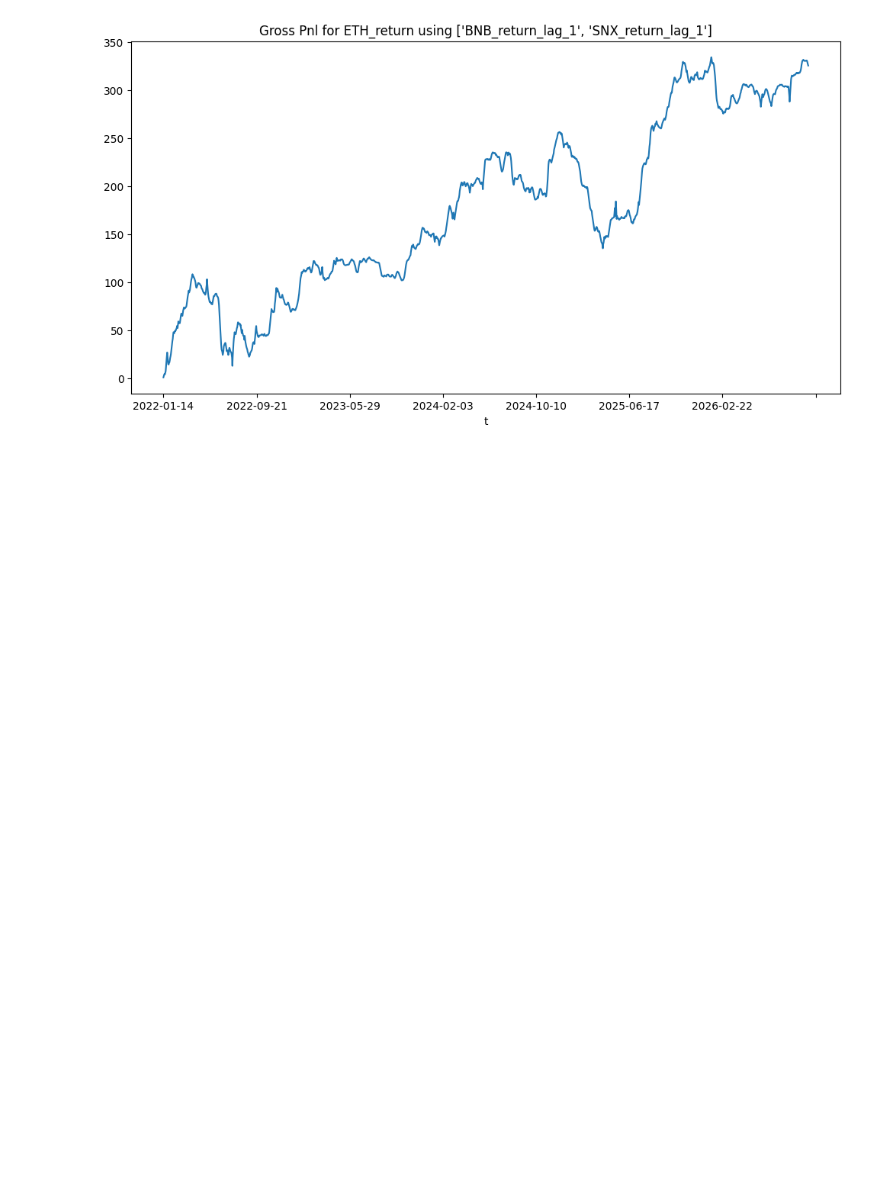
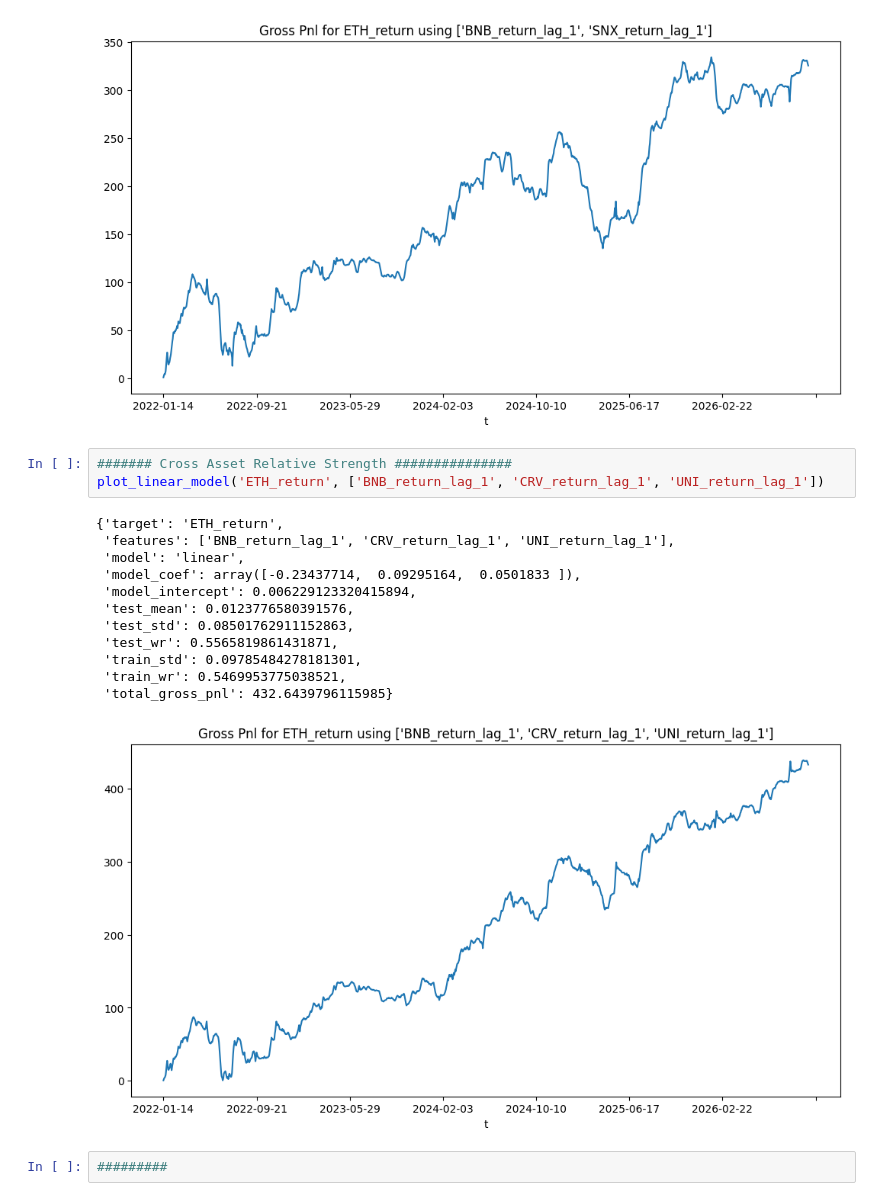
Before and after one commit to MRITUNJAYMADDHESHIYA/Research_Paper_Quant, a Jupyter notebook: 20_Cross_Returns_Trading_improve/main.ipynb, the cells around one changed output. Cells and saved outputs as stored; diff of their text form; blank space fills up the shorter version.

```diff
--- a/20_Cross_Returns_Trading_improve/main.ipynb
+++ b/20_Cross_Returns_Trading_improve/main.ipynb
@@ -187,3 +187,21 @@ plot_linear_model('ETH_return', ['BNB_return_lag_1', 'SNX_return_lag_1'])
  'train_wr': 0.5254237288135594,
  'total_gross_pnl': 325.60572393439656}
 [figure]
+# %%
+####### Cross Asset Relative Strength ###############
+plot_linear_model('ETH_return', ['BNB_return_lag_1', 'CRV_return_lag_1', 'UNI_return_lag_1'])
+# %% [output]
+{'target': 'ETH_return',
+ 'features': ['BNB_return_lag_1', 'CRV_return_lag_1', 'UNI_return_lag_1'],
+ 'model': 'linear',
+ 'model_coef': array([-0.23437714,  0.09295164,  0.0501833 ]),
+ 'model_intercept': 0.006229123320415894,
+ 'test_mean': 0.0123776580391576,
+ 'test_std': 0.08501762911152863,
+ 'test_wr': 0.5565819861431871,
+ 'train_std': 0.09785484278181301,
+ 'train_wr': 0.5469953775038521,
+ 'total_gross_pnl': 432.6439796115985}
+[figure, added]
+# %%
+#########
```
